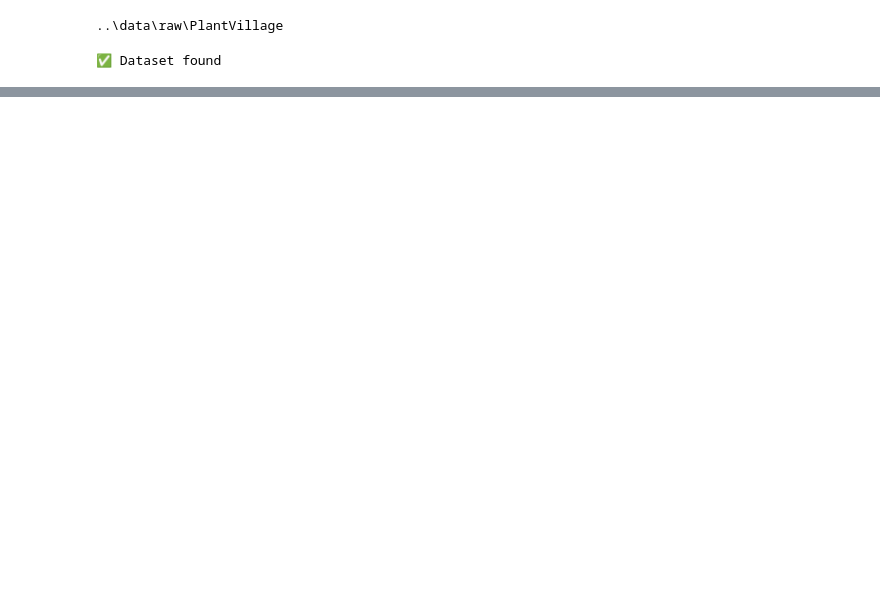
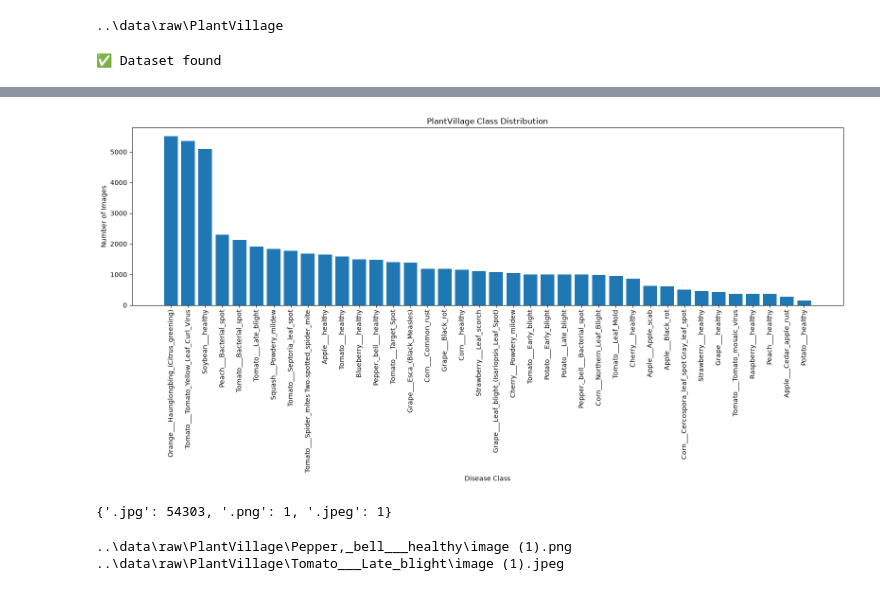
Before and after one commit to Anshika-Gangwar/PlantCare-AI, a Jupyter notebook: notebooks/01_dataset_analysis.ipynb, the cells around one changed output, grey strips where cells are left out. Saved outputs shown, nothing was run; the diff lists cells and outputs as text; code cells hidden in the pictures; blank space fills up the shorter version.

```diff
--- a/notebooks/01_dataset_analysis.ipynb
+++ b/notebooks/01_dataset_analysis.ipynb
@@ -115,0 +380,56 @@ Crop Species  : 15
+# %%
+plt.figure(figsize=(16,8))
+
+plt.bar(
+    df_classes["Class"],
+    df_classes["Image Count"]
+)
+
+plt.xticks(rotation=90)
+
+plt.xlabel("Disease Class")
+
+plt.ylabel("Number of Images")
+
+plt.title("PlantVillage Class Distribution")
+
+plt.tight_layout()
+
+plt.savefig("../reports/figures/class_distribution.png")
+
+plt.show()
+# %% [output]
+[figure, added]
+# %%
+#Image Format Analysis
+
+formats = {}
+
+for cls in classes:
+
+    folder = DATASET_PATH / cls
+
+    for img_path in folder.glob("*"):
+
+        suffix = img_path.suffix.lower()
+
+        formats[suffix] = formats.get(suffix,0)+1
+
+formats
+# %% [output]
+{'.jpg': 54303, '.png': 1, '.jpeg': 1}
+# %%
+different_formats = []
+
+for cls in classes:
+    folder = DATASET_PATH / cls
+
+    for img_path in folder.glob("*"):
+        if img_path.suffix.lower() != ".jpg":
+            different_formats.append(img_path)
+
+for file in different_formats:
+    print(file)
+# %% [output]
+..\data\raw\PlantVillage\Pepper,_bell___healthy\image (1).png
+..\data\raw\PlantVillage\Tomato___Late_blight\image (1).jpeg
```
Also changed, not shown: parts of 34 cells of this notebook.
